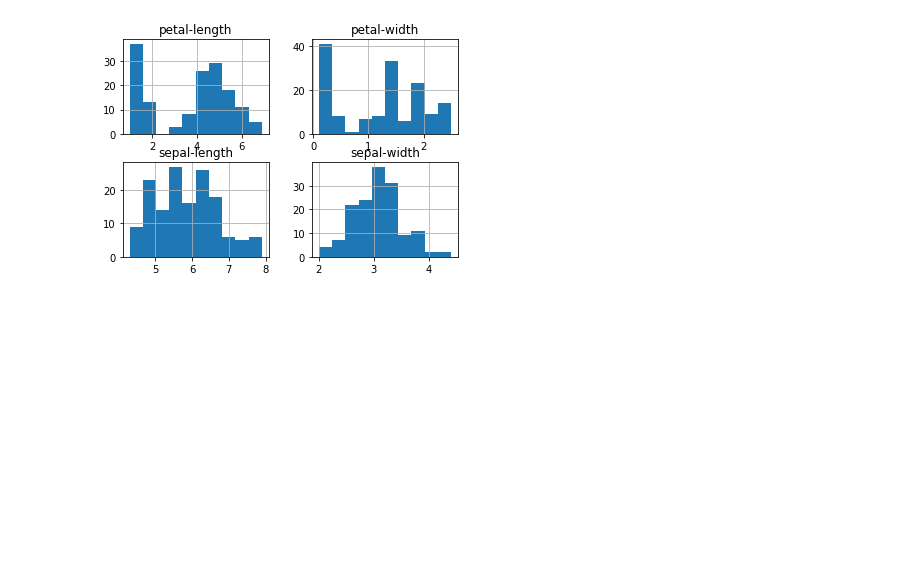
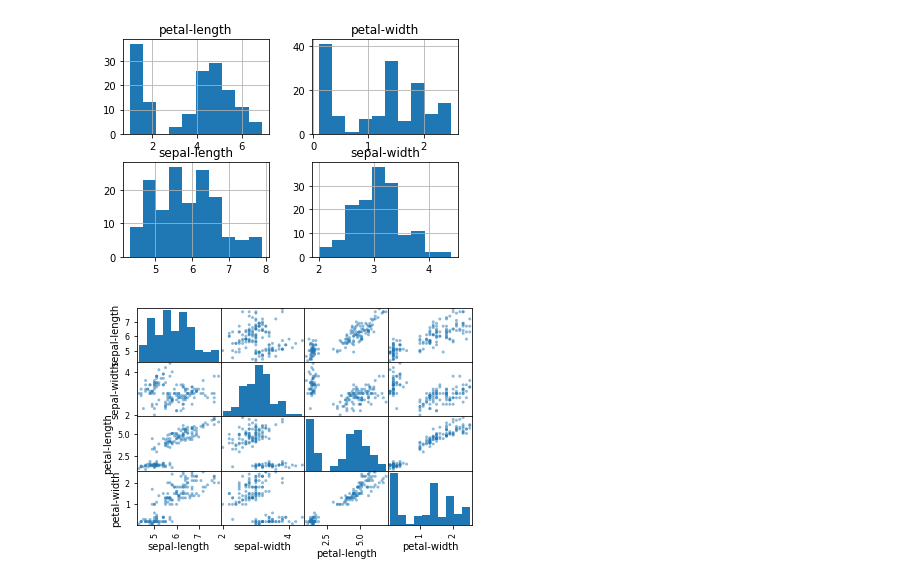
Before and after one commit to Ne04ever/iris-flowers, a Jupyter notebook: Untitled.ipynb, the cells around one changed output. Drawn from its saved outputs; the diff is of its cells as text; code cells hidden in the pictures; blank space fills up the shorter version.

Commit message:
scater plot matrix added

```diff
--- a/Untitled.ipynb
+++ b/Untitled.ipynb
@@ -106,3 +106,8 @@ dataset.hist()
 pyplot.show()
 # %% [output]
 [figure]
+# %%
+scatter_matrix(dataset)
+pyplot.show()
+# %% [output]
+[figure, added]
```
